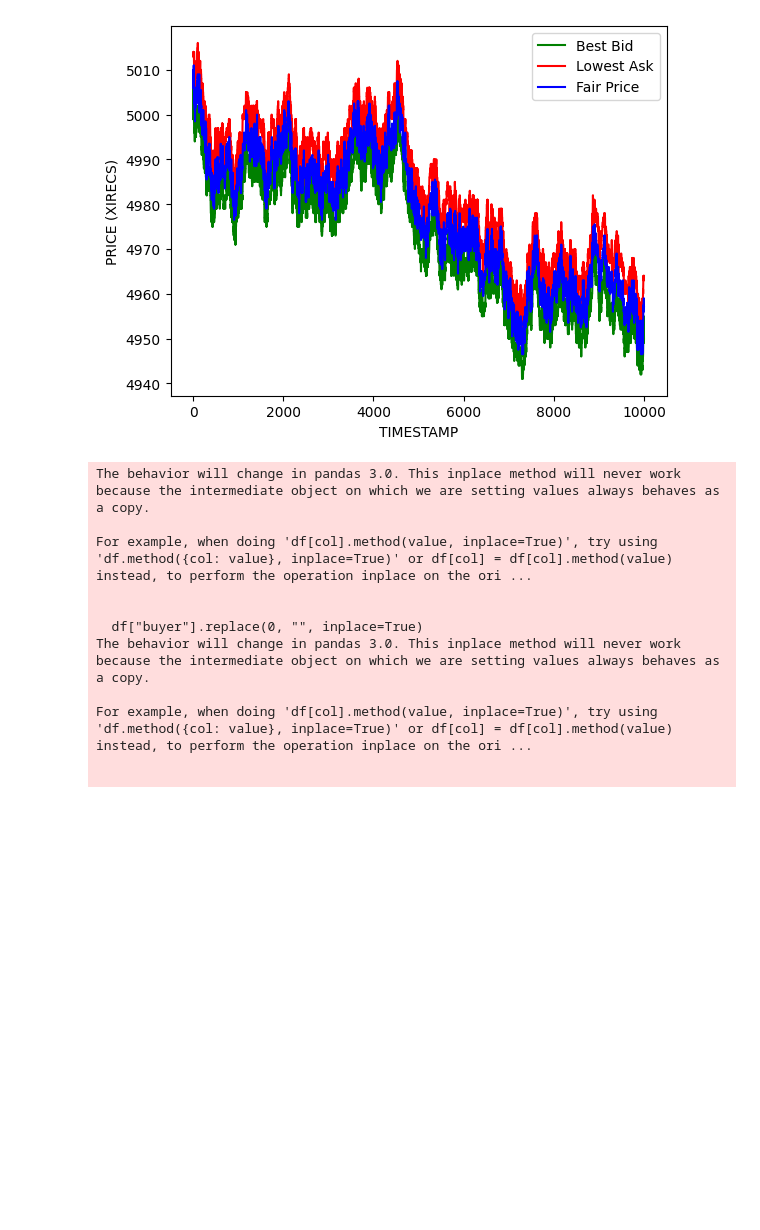
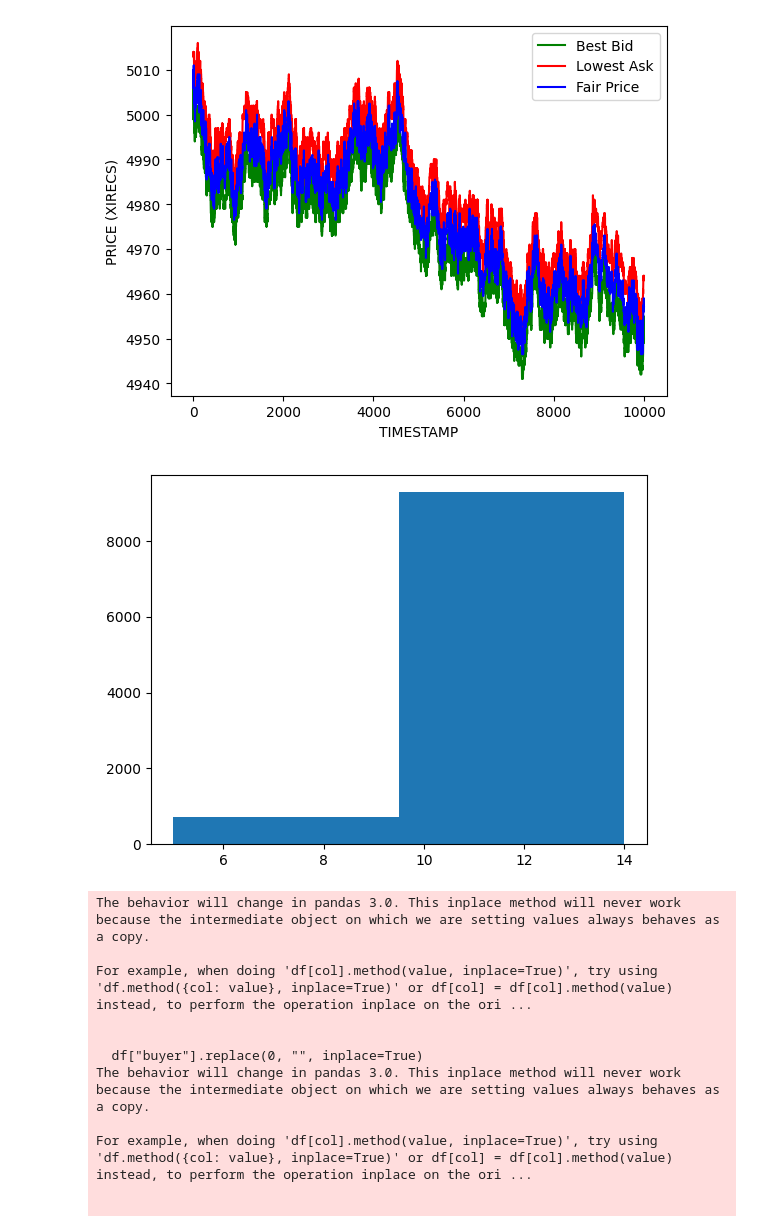
Before and after one commit to danielhyuncoder/IMC-Trading-Prosperity-Competition-04, a Jupyter notebook: backtesting_engine/round1research.ipynb, the cells around one changed output. Cells and saved outputs as stored; diff of their text form; code cells hidden in the pictures; blank space fills up the shorter version.

```diff
--- a/backtesting_engine/round1research.ipynb
+++ b/backtesting_engine/round1research.ipynb
@@ -11,7 +11,7 @@ import json
 from data_parser import clean_df
 import pandas as pd
 import matplotlib.pyplot as plt
-df=clean_df(pd.read_csv("./data/prices.csv"))
+df=clean_df(pd.read_csv("./data/tutorial_round_data/prices.csv"))
 # %%
 df.head()
 # %% [output]
@@ -37,6 +37,12 @@ plt.ylabel("PRICE (XIRECS)")
 plt.show()
 # %% [output]
 [figure]
+# %%
+# Get the spread of tomatoes
+plt.hist(tomatoes_ask_price-tomatoes_bid_price, bins=2)
+plt.show()
+# %% [output]
+[figure, added]
 # %%
 import json
 from datamodel import OrderDepth, TradingState, Order
```
Also changed, not shown: parts of 14 cells of this notebook, 6 other files.
